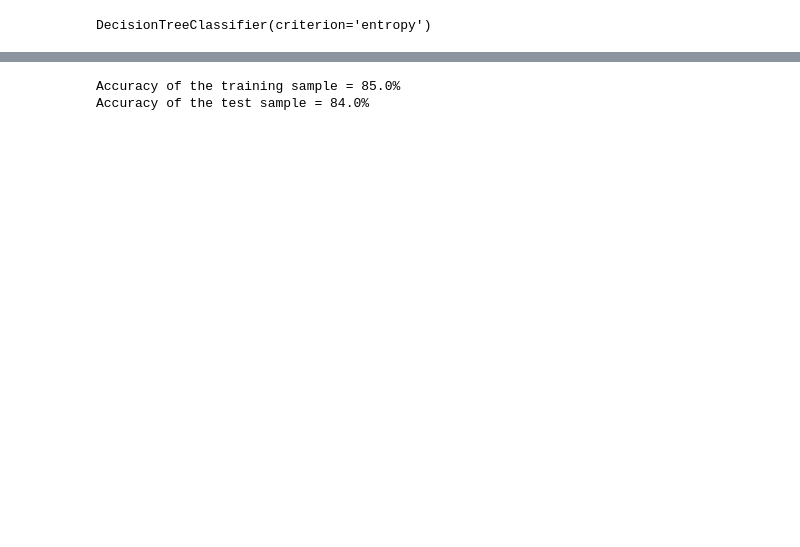
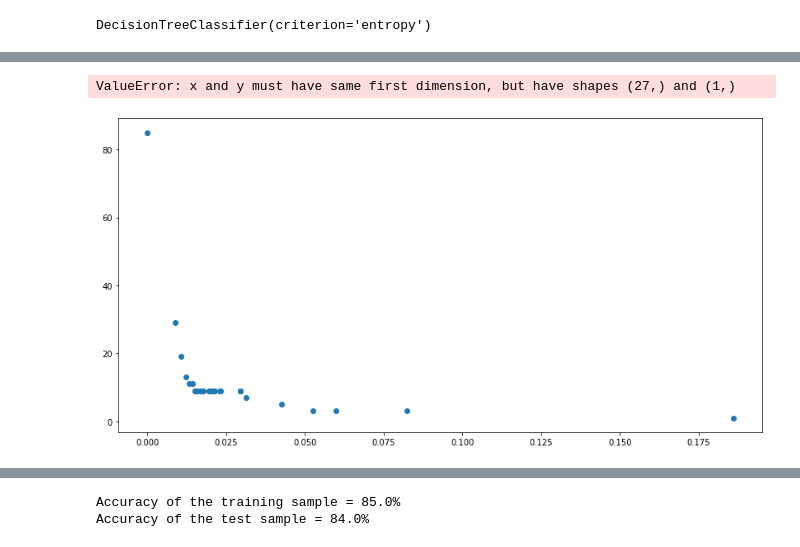
Before and after one commit to amhalrasheed/ML-Assignment-1, a Jupyter notebook: Untitled.ipynb, the cells around one changed output, grey strips where cells are left out. Saved outputs shown, nothing was run; the diff lists cells and outputs as text; code cells hidden in the pictures; blank space fills up the shorter version.

```diff
--- a/Untitled.ipynb
+++ b/Untitled.ipynb
@@ -96,3 +109,16 @@ plt.show()
+# %%
+plt.figure(figsize=(14,7))
+plt.scatter(alphas,node_count)
+plt.plot(alphas,n_nodes,label='test_accuracy',drawstyle="steps-post")
+plt.xticks(ticks=npy.arange(0.00,0.2,0.005, ), rotation=45)
+plt.title('Accuracy vs alpha')
+plt.legend()
+plt.xlabel('alphas')
+plt.ylabel('accuracy')
+plt.show()
+# %% [output]
+ValueError: x and y must have same first dimension, but have shapes (27,) and (1,)
+[figure, added]
 # %%
 tree = DecisionTreeClassifier(ccp_alpha=0.03,  criterion='entropy')
 tree.fit(x_train,y_train)
```
Also changed, not shown: parts of 10 cells of this notebook, 1 other file.
